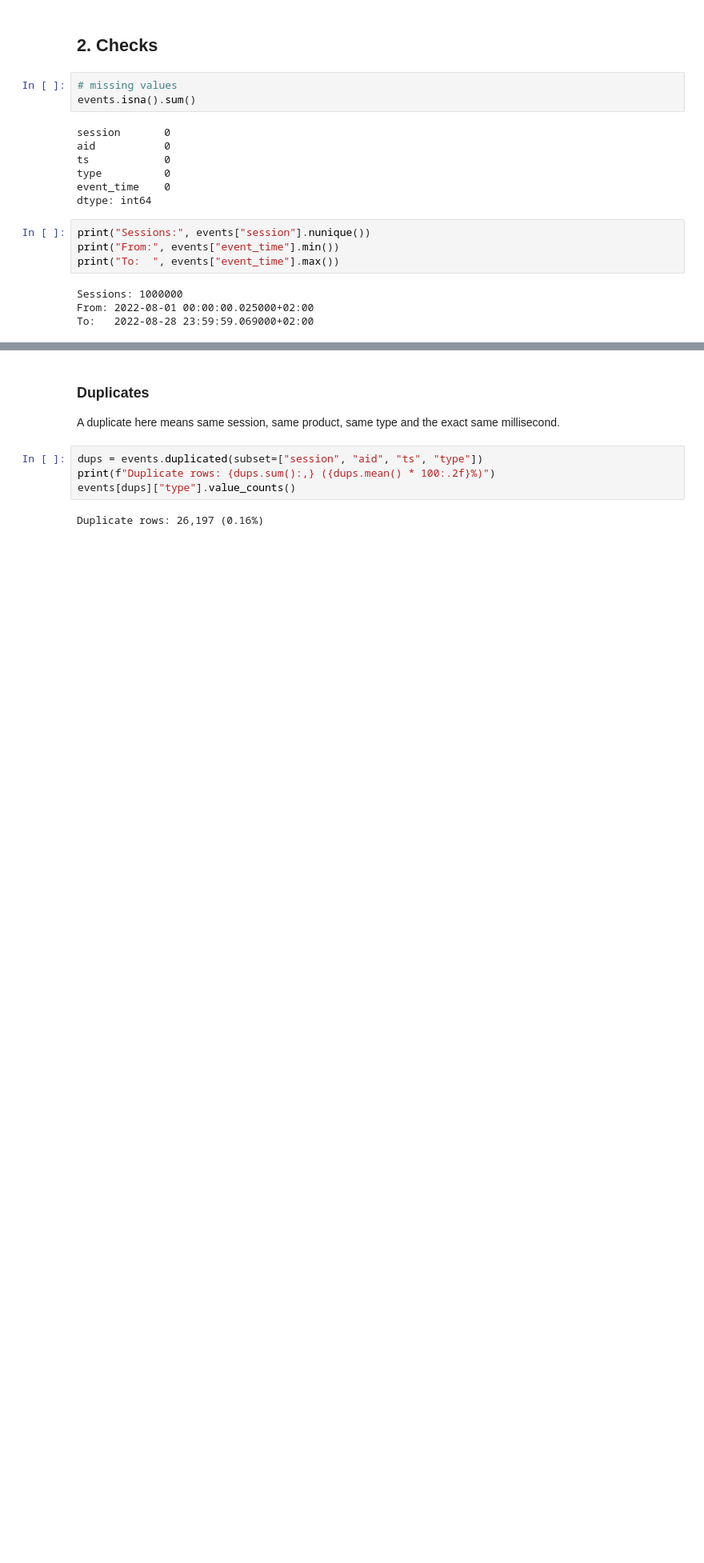
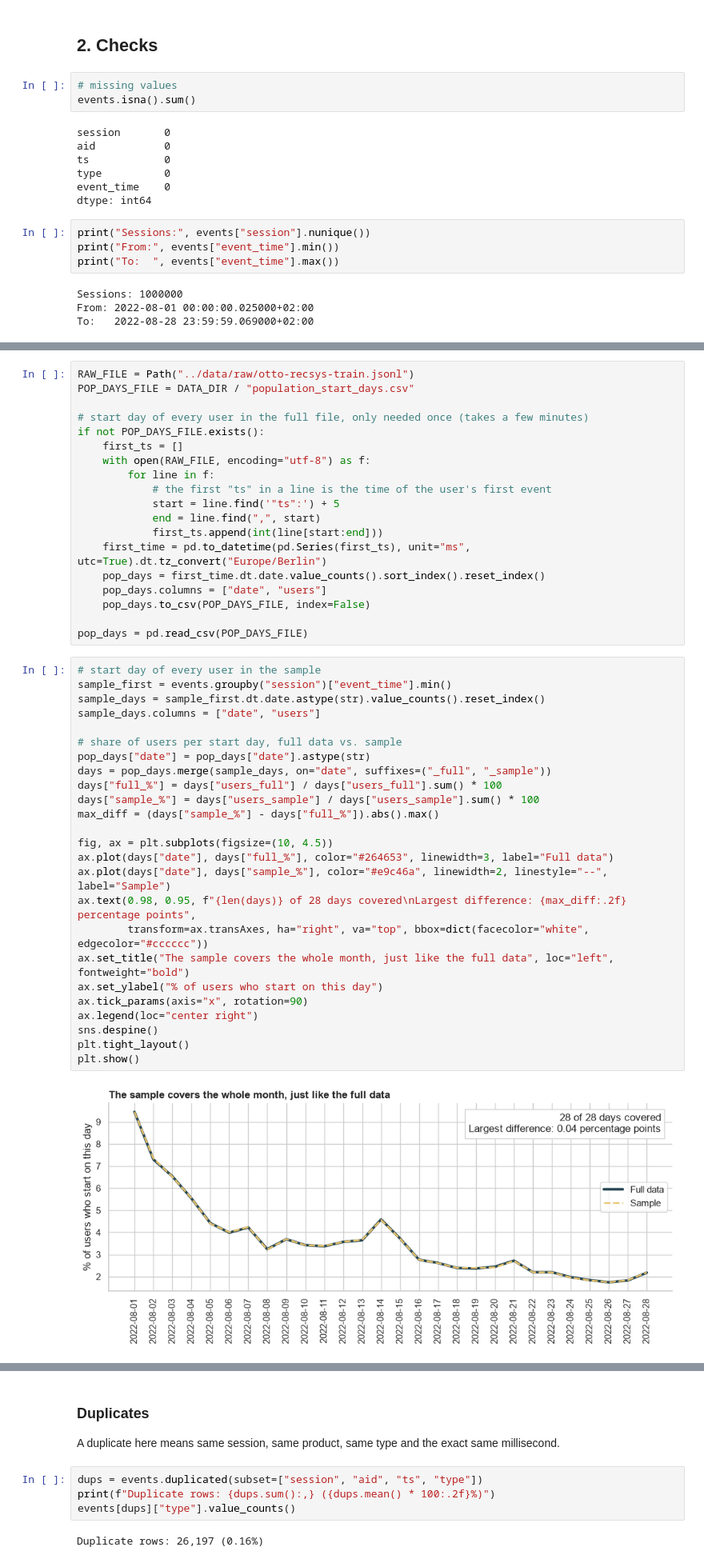
Before and after one commit to ShadiShirinbeik/otto-cart-recovery, a Jupyter notebook: notebooks/02_clean_sample.ipynb, the cells around one changed output, grey strips where cells are left out. Shown at 80% size. Saved outputs shown, nothing was run; the diff lists cells and outputs as text; blank space fills up the shorter version.

Commit message:
Check that the sample covers all days of the data period

```diff
--- a/notebooks/02_clean_sample.ipynb
+++ b/notebooks/02_clean_sample.ipynb
@@ -116,0 +94,46 @@ plt.show()
+# %%
+RAW_FILE = Path("../data/raw/otto-recsys-train.jsonl")
+POP_DAYS_FILE = DATA_DIR / "population_start_days.csv"
+
+# start day of every user in the full file, only needed once (takes a few minutes)
+if not POP_DAYS_FILE.exists():
+    first_ts = []
+    with open(RAW_FILE, encoding="utf-8") as f:
+        for line in f:
+            # the first "ts" in a line is the time of the user's first event
+            start = line.find('"ts":') + 5
+            end = line.find(",", start)
+            first_ts.append(int(line[start:end]))
+    first_time = pd.to_datetime(pd.Series(first_ts), unit="ms", utc=True).dt.tz_convert("Europe/Berlin")
+    pop_days = first_time.dt.date.value_counts().sort_index().reset_index()
+    pop_days.columns = ["date", "users"]
+    pop_days.to_csv(POP_DAYS_FILE, index=False)
+
+pop_days = pd.read_csv(POP_DAYS_FILE)
+# %%
+# start day of every user in the sample
+sample_first = events.groupby("session")["event_time"].min()
+sample_days = sample_first.dt.date.astype(str).value_counts().reset_index()
+sample_days.columns = ["date", "users"]
+
+# share of users per start day, full data vs. sample
+pop_days["date"] = pop_days["date"].astype(str)
+days = pop_days.merge(sample_days, on="date", suffixes=("_full", "_sample"))
+days["full_%"] = days["users_full"] / days["users_full"].sum() * 100
+days["sample_%"] = days["users_sample"] / days["users_sample"].sum() * 100
+max_diff = (days["sample_%"] - days["full_%"]).abs().max()
+
+fig, ax = plt.subplots(figsize=(10, 4.5))
+ax.plot(days["date"], days["full_%"], color="#264653", linewidth=3, label="Full data")
+ax.plot(days["date"], days["sample_%"], color="#e9c46a", linewidth=2, linestyle="--", label="Sample")
+ax.text(0.98, 0.95, f"{len(days)} of 28 days covered\nLargest difference: {max_diff:.2f} percentage points",
+        transform=ax.transAxes, ha="right", va="top", bbox=dict(facecolor="white", edgecolor="#cccccc"))
+ax.set_title("The sample covers the whole month, just like the full data", loc="left", fontweight="bold")
+ax.set_ylabel("% of users who start on this day")
+ax.tick_params(axis="x", rotation=90)
+ax.legend(loc="center right")
+sns.despine()
+plt.tight_layout()
+plt.show()
+# %% [output]
+[figure, added]
```
Also changed, not shown: parts of 6 cells of this notebook.
